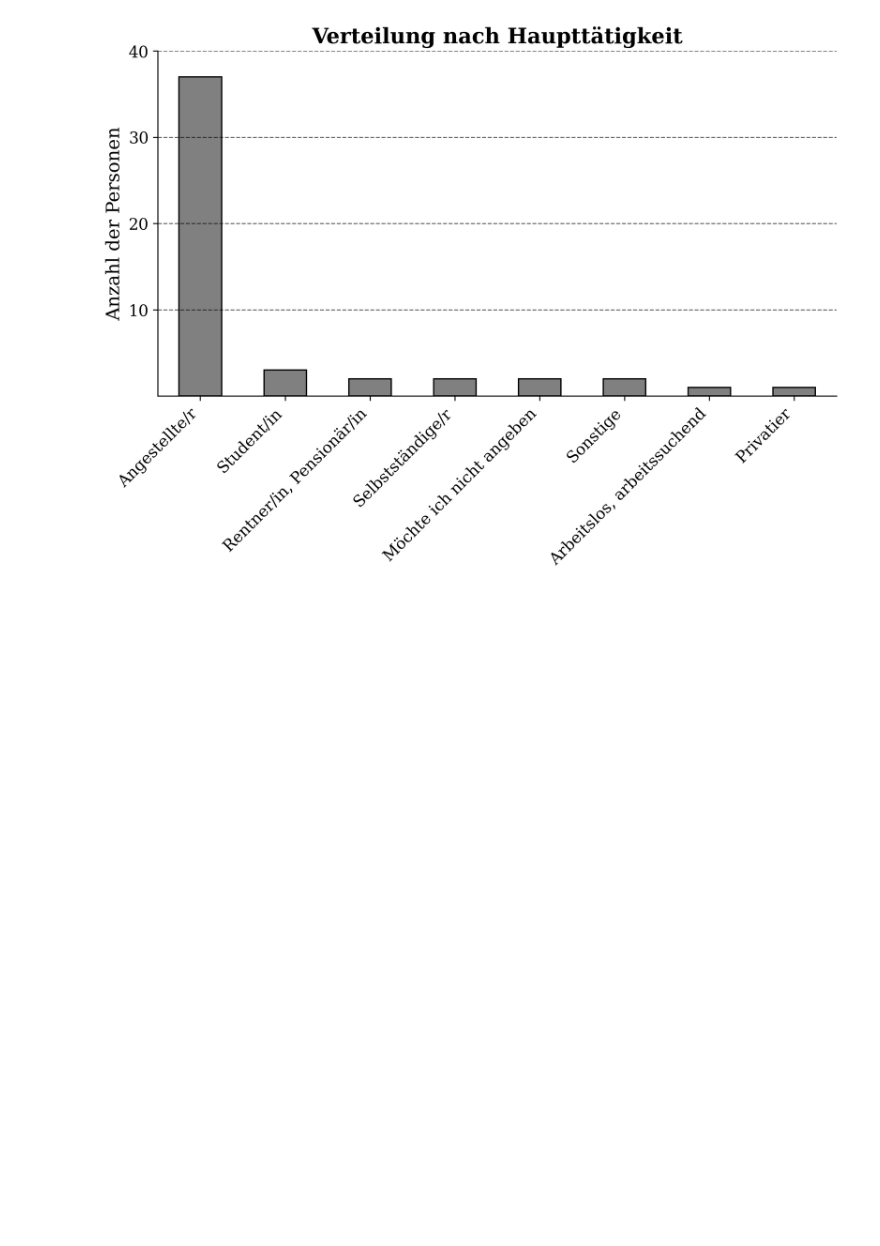
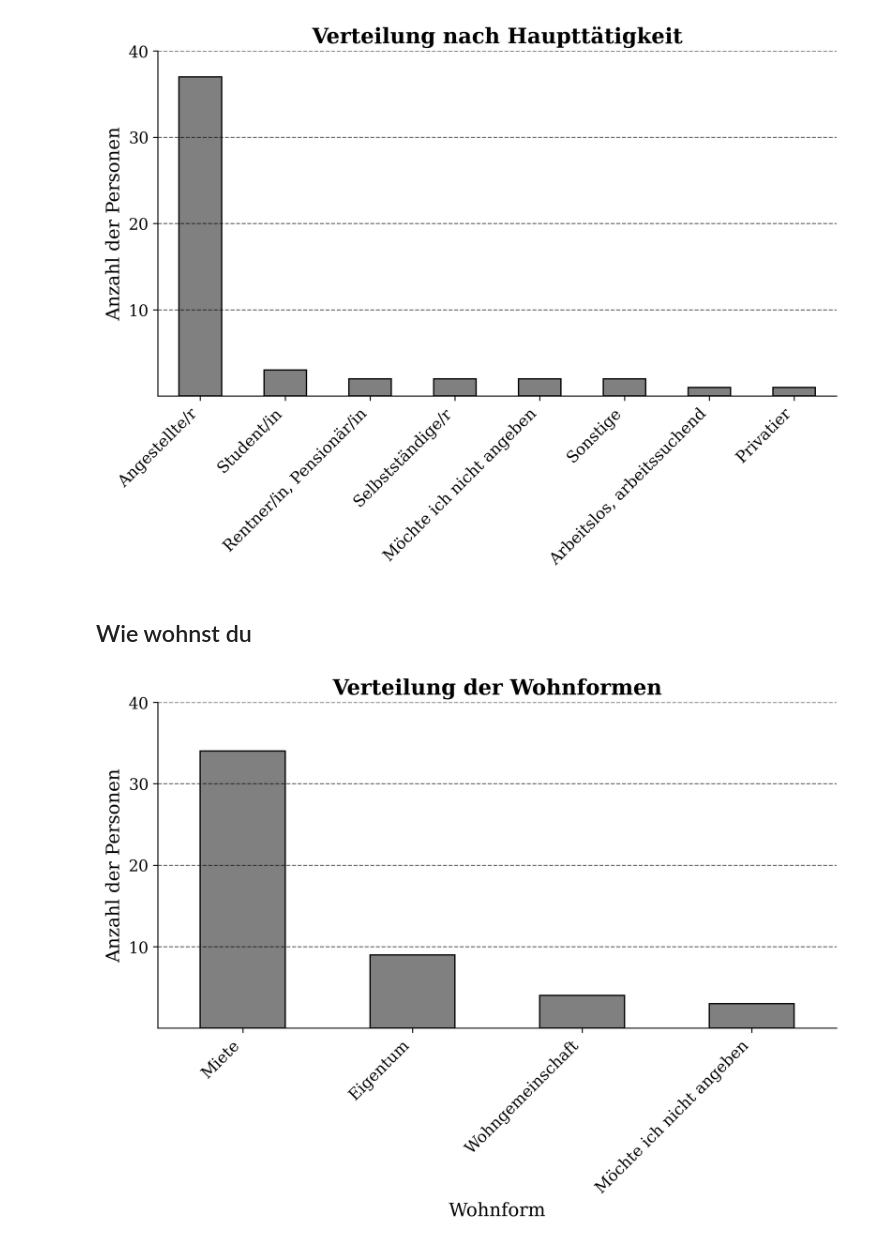
Before and after one commit to JAlbertOfficial/weddingsurvey, a Jupyter notebook: weddingsurvey.ipynb, the cells around one changed output. Saved outputs shown, nothing was run; the diff lists cells and outputs as text; code cells hidden in the pictures; blank space fills up the shorter version.

Commit message:
feat: Visualize housing situation with vertical bars and adjusted y-axis ticks
Analyze and visualize the distribution of housing situations in the survey data:
- Calculate the frequency of each housing response.
- Sort the responses in descending order.
- Create a vertical bar chart to display the housing distribution.
- Rotate X-axis labels for improved readability.
- Adjust Y-axis ticks to 10, 20, 30, and 40 for clarity.
- Remove the Y-axis label for a cleaner presentation.

These updates improve the visual clarity and presentation of the housing situation data in the survey results.

```diff
--- a/weddingsurvey.ipynb
+++ b/weddingsurvey.ipynb
@@ -560,3 +560,24 @@ plt.tight_layout()  # Optimiert den Layout-Abstand
 plt.show()
 # %% [output]
 [figure]
+# %% [markdown]
+## Wie wohnst du
+# %%
+# Berechne die Häufigkeit der Antworten und sortiere sie in absteigender Reihenfolge
+wohnform_counts = df['Wie wohnst du?'].value_counts(ascending=False)
+
+# Erstelle ein Balkendiagramm der Wohnformenverteilung ohne invertierte Achsen und absteigender Sortierung
+plt.figure(figsize=(8, 6), dpi=300)
+wohnform_counts.plot(kind='bar', color='gray', edgecolor='black')  # 'bar' für vertikales Balkendiagramm
+plt.title('Verteilung der Wohnformen', fontsize=16, fontweight='bold', family='serif')
+plt.xlabel('Wohnform', fontsize=14, family='serif')
+plt.ylabel('Anzahl der Personen', fontsize=14, family='serif')
+plt.xticks(rotation=45, ha='right', fontsize=12, family='serif')  # Rotiert die X-Achsen-Beschriftungen
+plt.yticks([10, 20, 30, 40], fontsize=12, family='serif')  # Setzt die Y-Achsen-Ticks auf 5, 10, 15, 20
+plt.grid(axis='y', linestyle='--', alpha=0.6, color='black')  # Gitterlinien entlang der Y-Achse
+plt.gca().spines['top'].set_visible(False)
+plt.gca().spines['right'].set_visible(False)
+plt.tight_layout()  # Optimiert den Layout-Abstand
+plt.show()
+# %% [output]
+[figure, added]
```
